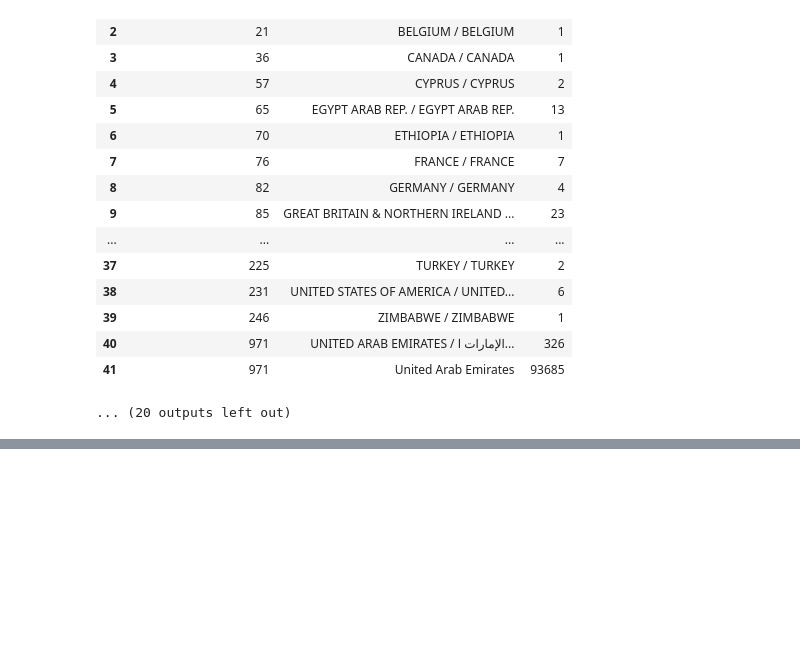
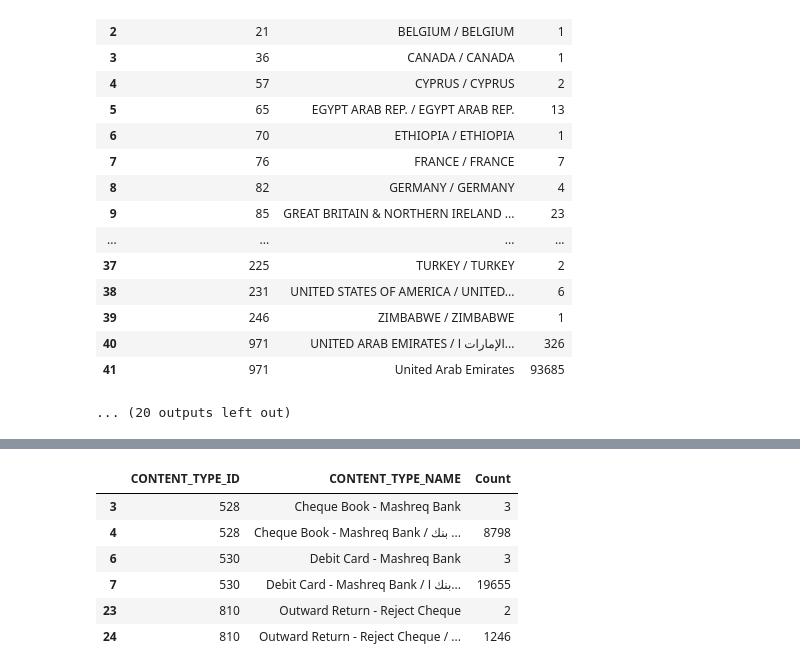
Before and after one commit to niveeda-maria/Data_Cleaning, a Jupyter notebook: Data_Cleaning/Data_Clean.ipynb, the cells around one changed output, grey strips where cells are left out. Drawn from its saved outputs; the diff is of its cells as text; code cells hidden in the pictures; blank space fills up the shorter version.

Commit message:
Not Matching Values

```diff
--- a/Data_Cleaning/Data_Clean.ipynb
+++ b/Data_Cleaning/Data_Clean.ipynb
@@ -279,3 +279,96 @@ for file_path in csv_files:
 | 40 | 971 | UNITED ARAB EMIRATES / الإمارات ا... | 326 |
 | 41 | 971 | United Arab Emirates | 93685 |
 ... (20 outputs left out)
+# %%
+import pandas as pd
+from itertools import combinations
+from collections import defaultdict
+from os.path import basename
+
+# -------- CONFIGURATION --------
+csv_files = [
+    # "C:\\Users\\NiveedaMaria\\OneDrive - VALUE DRIVEN DATA DMCC\\Desktop\\RO-Emirates_Post\\COURIER.csv",
+    # "C:\\Users\\NiveedaMaria\\OneDrive - VALUE DRIVEN DATA DMCC\\Desktop\\RO-Emirates_Post\\COURIER_HEART_BEAT.csv",
+    "C:\\Users\\NiveedaMaria\\OneDrive - VALUE DRIVEN DATA DMCC\\Desktop\\RO-Emirates_Post\\ITEM_ALLOTMENT.csv",
+    "C:\\Users\\NiveedaMaria\\OneDrive - VALUE DRIVEN DATA DMCC\\Desktop\\RO-Emirates_Post\\ITEM_TRACK_LOG.csv",
+    # "C:\\Users\\NiveedaMaria\\OneDrive - VALUE DRIVEN DATA DMCC\\Desktop\\RO-Emirates_Post\\TASK_SHEET_DETAILS.csv"
+]
+distinct_threshold = 100  # Skip columns with high cardinality
+
+# -------- Helper: Exclude datetime/time columns --------
+def is_datetime_like(col_name, dtype):
+    col_name_lower = col_name.lower()
+    datetime_keywords = ['date', 'time', 'timestamp']
+    if any(key in col_name_lower for key in datetime_keywords):
+        return True
+    if pd.api.types.is_datetime64_any_dtype(dtype) or pd.api.types.is_timedelta64_dtype(dtype):
+        return True
+    return False
+
+# ---------- PROCESS EACH FILE ----------
+for file_path in csv_files:
+    print(f"\n========== File: {basename(file_path)} ==========\n")
+
+    df = pd.read_csv(file_path)
+    df = df.infer_objects()
+    columns = df.columns
+
+    # Identify and exclude datetime-like columns
+    excluded_cols = [col for col in columns if is_datetime_like(col, df[col].dtype)]
+
+    # Group columns by adjusted prefix logic
+    prefix_groups = defaultdict(list)
+    for col in columns:
+        if col in excluded_cols:
+            continue
+        parts = col.split("_")
+        if len(parts) >= 3:
+            prefix = "_".join(parts[:2])
+        elif len(parts) == 2:
+            prefix = parts[0]
+        else:
+            continue  # Ignore columns with no underscores
+        prefix_groups[prefix].append(col)
+
+    found_any = False
+
+    for prefix, col_group in prefix_groups.items():
+        if len(col_group) < 2:
+            continue
+
+        for col1, col2 in combinations(col_group, 2):
+            if col1 in excluded_cols or col2 in excluded_cols:
+                continue  # Skip datetime/time columns
+
+            col1_unique = df[col1].nunique(dropna=True)
+            col2_unique = df[col2].nunique(dropna=True)
+
+            print(f"→ Trying pair: {col1} + {col2} | Unique counts: {col1_unique}, {col2_unique}")
+
+            if col1_unique < distinct_threshold and col2_unique < distinct_threshold:
+                # Find cases where col1 has the same value and col2 has multiple values
+                grouped = df.groupby([col1, col2]).size().reset_index(name='Count')
+
+                # Check for col1 values that map to multiple col2 values
+                value_counts = grouped.groupby(col1)[col2].nunique().reset_index()
+                multi_mapped = value_counts[value_counts[col2] > 1][col1]
+
+                if not multi_mapped.empty:
+                    result = grouped[grouped[col1].isin(multi_mapped)]
+
+                    print(f"✅ Inconsistent mappings found between: {col1} + {col2}")
+                    try:
+                        from IPython.display import display
+                        display(result)
+                    except ImportError:
+                        print(result.to_string(index=False))
+                    print("\n" + "-" * 60 + "\n")
+                    found_any = True
+                else:
+                    print(f"❌ No inconsistent mappings found\n")
+            else:
+                print(f"❌ Skipped (exceeds threshold)\n")
+
+    if not found_any:
+        print("⚠️  No valid inconsistent mappings found based on the current logic and threshold.\n")
+# %% [output]
@@ -281,0 +382,7 @@ for file_path in csv_files:
+|  | CONTENT_TYPE_ID | CONTENT_TYPE_NAME | Count |
+| 3 | 528 | Cheque Book - Mashreq Bank | 3 |
+| 4 | 528 | Cheque Book - Mashreq Bank / بنك ... | 8798 |
+| 6 | 530 | Debit Card - Mashreq Bank | 3 |
+| 7 | 530 | Debit Card - Mashreq Bank / بنك ا... | 19655 |
+| 23 | 810 | Outward Return - Reject Cheque | 2 |
+| 24 | 810 | Outward Return - Reject Cheque / ... | 1246 |
```
Also changed, not shown: parts of 1 cell of this notebook.
